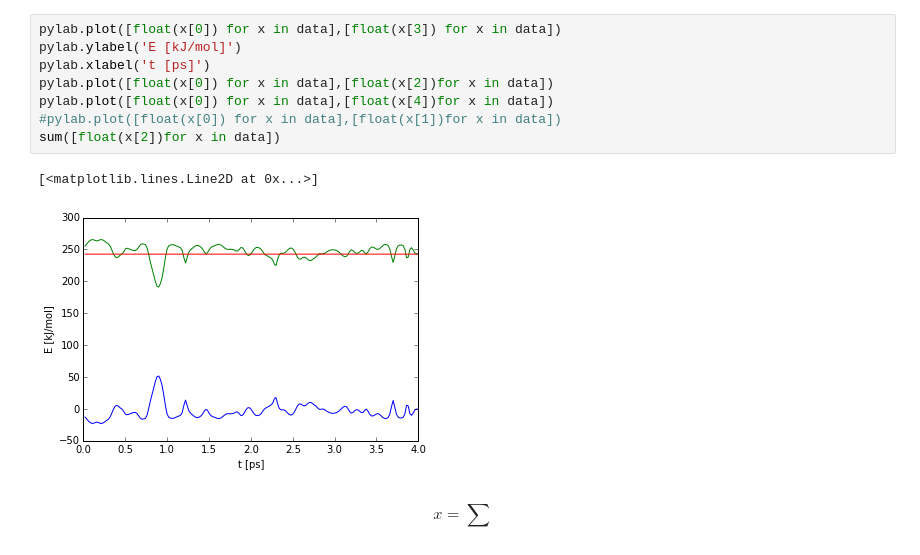
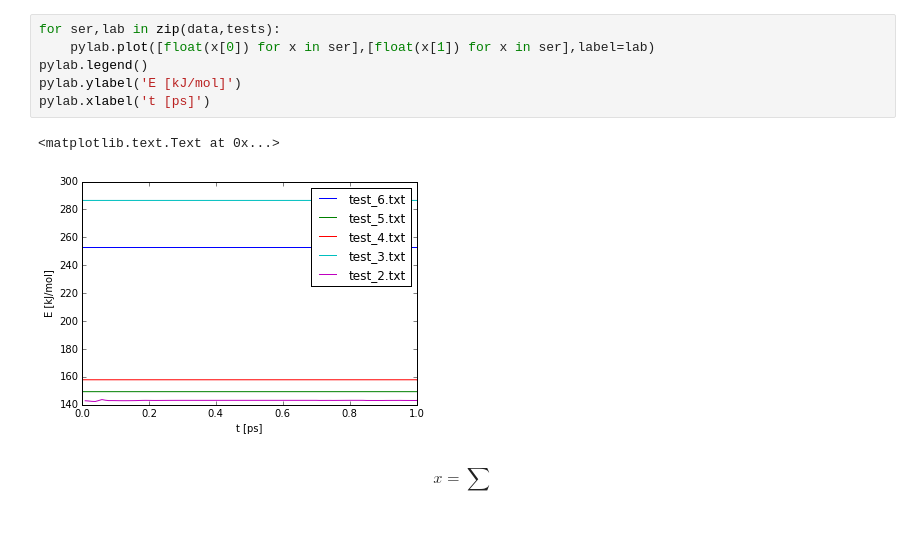
Before and after one commit to micmurawski/argon, a Jupyter notebook: Untitled0.ipynb, the cells around one changed output. Cells and saved outputs as stored; diff of their text form.

```diff
--- a/Untitled0.ipynb
+++ b/Untitled0.ipynb
@@ -17,13 +24,11 @@ max([float(x[4]) for x in data])-min([float(x[4]) for x in data])
-# %%
-pylab.plot([float(x[0]) for x in data],[float(x[3]) for x in data])
-pylab.ylabel('E [kJ/mol]')
-pylab.xlabel('t [ps]')
-pylab.plot([float(x[0]) for x in data],[float(x[2])for x in data])
-pylab.plot([float(x[0]) for x in data],[float(x[4])for x in data])
-#pylab.plot([float(x[0]) for x in data],[float(x[1])for x in data])
-sum([float(x[2])for x in data])
-# %% [output]
-[<matplotlib.lines.Line2D at 0x...>]
-[figure, removed]
+# %%
+for ser,lab in zip(data,tests):
+    pylab.plot([float(x[0]) for x in ser],[float(x[1]) for x in ser],label=lab)
+pylab.legend()
+pylab.ylabel('E [kJ/mol]')
+pylab.xlabel('t [ps]')
+# %% [output]
+<matplotlib.text.Text at 0x...>
+[figure, added]
 # %% [markdown]
 $$ x = \sum $$
```
Also changed, not shown: parts of 8 cells of this notebook, 23 other files.
